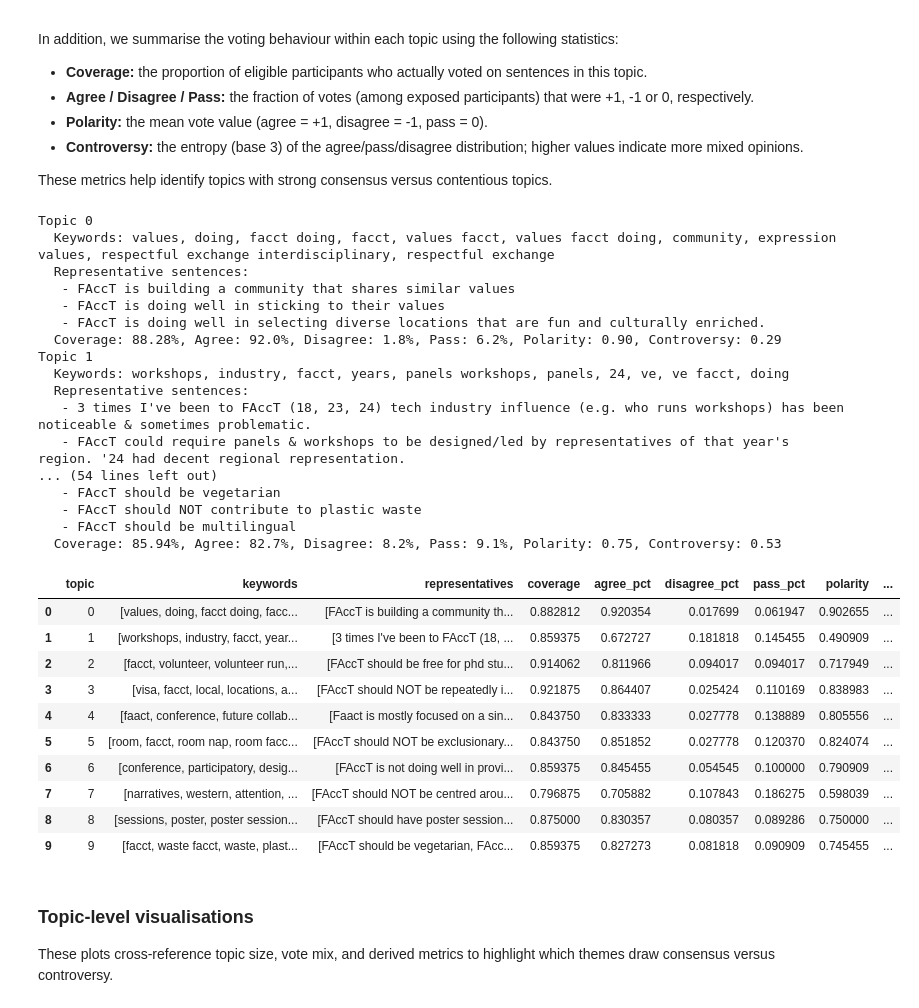
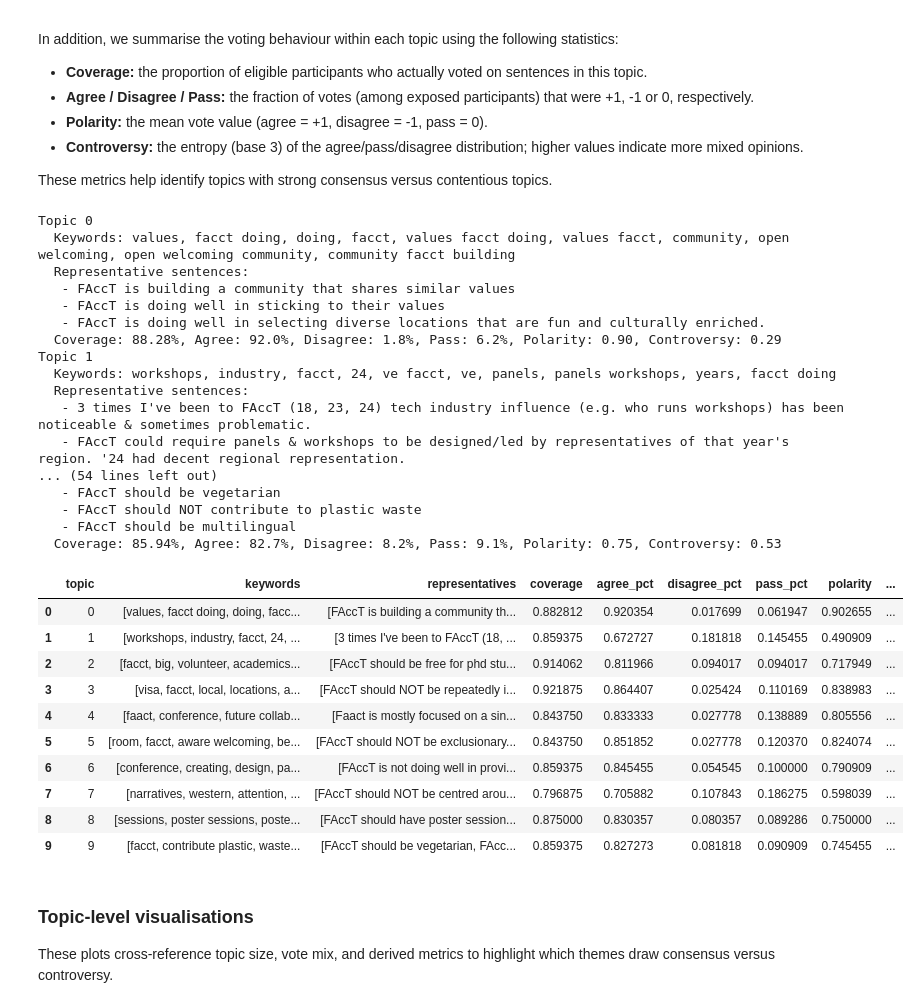
Before and after one commit to yananlong/taking_stock_facct, a Jupyter notebook: sentences_topic_pipeline.ipynb, the cells around one changed output. Saved outputs shown, nothing was run; the diff lists cells and outputs as text; code cells hidden in the pictures.

```diff
--- a/sentences_topic_pipeline.ipynb
+++ b/sentences_topic_pipeline.ipynb
@@ -1087,7 +1246,9 @@ if "bi_encoder" in globals() and bi_encoder is not None:
             normalize_embeddings=True,
         )
         group_lookup = {g: idx for idx, g in enumerate(groups)}
-        group_vectors = np.zeros((len(groups), sentence_embeddings.shape[1]), dtype=float)
+        group_vectors = np.zeros(
+            (len(groups), sentence_embeddings.shape[1]), dtype=float
+        )
         counts = np.zeros(len(groups), dtype=int)
         for emb, gid in zip(sentence_embeddings, sentences_df["group_id"].tolist()):
             idx = group_lookup.get(gid)
@@ -1138,7 +1299,10 @@ try:
         raise ValueError("HDBSCAN returned only noise; fallback to k-means.")
     print("HDBSCAN identified", len(np.unique(valid)), "clusters.")
 except Exception as e:
-    print("HDBSCAN unavailable or insufficient structure, falling back to k-means. Reason:", e)
+    print(
+        "HDBSCAN unavailable or insufficient structure, falling back to k-means. Reason:",
+        e,
+    )
     K = min(10, max(2, features_norm.shape[0] // 3))
     km = KMeans(n_clusters=K, random_state=42)
     cluster_labels = km.fit_predict(features_norm)
@@ -1200,7 +1364,7 @@ from sklearn.feature_extraction.text import TfidfVectorizer
 
 def compute_ctfidf(texts, labels, ngram_range=(1, 3), top_k=10):
     unique_labels = np.unique(labels)
-    docs = [' '.join(np.array(texts)[labels == label]) for label in unique_labels]
+    docs = [" ".join(np.array(texts)[labels == label]) for label in unique_labels]
     vectorizer = TfidfVectorizer(ngram_range=ngram_range, stop_words="english").fit(
         docs
     )
@@ -1309,12 +1473,17 @@ for c in clusters:
     stats = topic_stats[c]
     coverage_txt = f"{stats['coverage']:.2%}"
     agree_txt = "nan" if np.isnan(stats["agree_pct"]) else f"{stats['agree_pct']:.1%}"
-    disagree_txt = "nan" if np.isnan(stats["disagree_pct"]) else f"{stats['disagree_pct']:.1%}"
+    disagree_txt = (
+        "nan" if np.isnan(stats["disagree_pct"]) else f"{stats['disagree_pct']:.1%}"
+    )
     pass_txt = "nan" if np.isnan(stats["pass_pct"]) else f"{stats['pass_pct']:.1%}"
     polarity_txt = "nan" if np.isnan(stats["polarity"]) else f"{stats['polarity']:.2f}"
-    controversy_txt = "nan" if np.isnan(stats["controversy"]) else f"{stats['controversy']:.2f}"
+    controversy_txt = (
+        "nan" if np.isnan(stats["controversy"]) else f"{stats['controversy']:.2f}"
+    )
     print(
-        f"  Coverage: {coverage_txt}, Agree: {agree_txt}, Disagree: {disagree_txt}, Pass: {pass_txt}, Polarity: {polarity_txt}, Controversy: {controversy_txt}"
+        f"""  Coverage: {coverage_txt}, Agree: {agree_txt}, Disagree: {disagree_txt},
+        Pass: {pass_txt}, Polarity: {polarity_txt}, Controversy: {controversy_txt}"""
     )
     summary_rows.append(
         {
@@ -1322,45 +1491,45 @@ for c in clusters:
             "keywords": keywords_per_topic.get(c, []),
             "representatives": rep_sentences.get(c, []),
             "coverage": stats["coverage"],
             "agree_pct": stats["agree_pct"],
             "disagree_pct": stats["disagree_pct"],
             "pass_pct": stats["pass_pct"],
             "polarity": stats["polarity"],
             "controversy": stats["controversy"],
         }
     )
 
 summary_df = pd.DataFrame(summary_rows).sort_values("topic").reset_index(drop=True)
 summary_df
 # %% [output]
 Topic 0
-  Keywords: values, doing, facct doing, facct, values facct, values facct doing, community, expression values, respectful exchange interdisciplinary, respectful exchange
+  Keywords: values, facct doing, doing, facct, values facct doing, values facct, community, open welcoming, open welcoming community, community facct building
   Representative sentences:
    - FAccT is building a community that shares similar values
    - FAccT is doing well in sticking to their values
    - FAccT is doing well in selecting diverse locations that are fun and culturally enriched.
   Coverage: 88.28%, Agree: 92.0%, Disagree: 1.8%, Pass: 6.2%, Polarity: 0.90, Controversy: 0.29
 Topic 1
-  Keywords: workshops, industry, facct, years, panels workshops, panels, 24, ve, ve facct, doing
+  Keywords: workshops, industry, facct, 24, ve facct, ve, panels, panels workshops, years, facct doing
   Representative sentences:
    - 3 times I've been to FAccT (18, 23, 24) tech industry influence (e.g. who runs workshops) has been noticeable & sometimes problematic.
    - FAccT could require panels & workshops to be designed/led by representatives of that year's region. '24 had decent regional representation.
 ... (54 lines left out)
    - FAccT should be vegetarian
    - FAccT should NOT contribute to plastic waste
    - FAccT should be multilingual
   Coverage: 85.94%, Agree: 82.7%, Disagree: 8.2%, Pass: 9.1%, Polarity: 0.75, Controversy: 0.53
 |  | topic | keywords | representatives | coverage | agree_pct | disagree_pct | pass_pct | polarity | ... |
-| 0 | 0 | [values, doing, facct doing, facc... | [FAccT is building a community th... | 0.882812 | 0.920354 | 0.017699 | 0.061947 | 0.902655 | ... |
-| 1 | 1 | [workshops, industry, facct, year... | [3 times I've been to FAccT (18, ... | 0.859375 | 0.672727 | 0.181818 | 0.145455 | 0.490909 | ... |
-| 2 | 2 | [facct, volunteer, volunteer run,... | [FAccT should be free for phd stu... | 0.914062 | 0.811966 | 0.094017 | 0.094017 | 0.717949 | ... |
+| 0 | 0 | [values, facct doing, doing, facc... | [FAccT is building a community th... | 0.882812 | 0.920354 | 0.017699 | 0.061947 | 0.902655 | ... |
+| 1 | 1 | [workshops, industry, facct, 24, ... | [3 times I've been to FAccT (18, ... | 0.859375 | 0.672727 | 0.181818 | 0.145455 | 0.490909 | ... |
+| 2 | 2 | [facct, big, volunteer, academics... | [FAccT should be free for phd stu... | 0.914062 | 0.811966 | 0.094017 | 0.094017 | 0.717949 | ... |
 | 3 | 3 | [visa, facct, local, locations, a... | [FAccT should NOT be repeatedly i... | 0.921875 | 0.864407 | 0.025424 | 0.110169 | 0.838983 | ... |
 | 4 | 4 | [faact, conference, future collab... | [Faact is mostly focused on a sin... | 0.843750 | 0.833333 | 0.027778 | 0.138889 | 0.805556 | ... |
-| 5 | 5 | [room, facct, room nap, room facc... | [FAccT should NOT be exclusionary... | 0.843750 | 0.851852 | 0.027778 | 0.120370 | 0.824074 | ... |
-| 6 | 6 | [conference, participatory, desig... | [FAccT is not doing well in provi... | 0.859375 | 0.845455 | 0.054545 | 0.100000 | 0.790909 | ... |
+| 5 | 5 | [room, facct, aware welcoming, be... | [FAccT should NOT be exclusionary... | 0.843750 | 0.851852 | 0.027778 | 0.120370 | 0.824074 | ... |
+| 6 | 6 | [conference, creating, design, pa... | [FAccT is not doing well in provi... | 0.859375 | 0.845455 | 0.054545 | 0.100000 | 0.790909 | ... |
 | 7 | 7 | [narratives, western, attention, ... | [FAccT should NOT be centred arou... | 0.796875 | 0.705882 | 0.107843 | 0.186275 | 0.598039 | ... |
-| 8 | 8 | [sessions, poster, poster session... | [FAccT should have poster session... | 0.875000 | 0.830357 | 0.080357 | 0.089286 | 0.750000 | ... |
-| 9 | 9 | [facct, waste facct, waste, plast... | [FAccT should be vegetarian, FAcc... | 0.859375 | 0.827273 | 0.081818 | 0.090909 | 0.745455 | ... |
+| 8 | 8 | [sessions, poster sessions, poste... | [FAccT should have poster session... | 0.875000 | 0.830357 | 0.080357 | 0.089286 | 0.750000 | ... |
+| 9 | 9 | [facct, contribute plastic, waste... | [FAccT should be vegetarian, FAcc... | 0.859375 | 0.827273 | 0.081818 | 0.090909 | 0.745455 | ... |
 # %% [markdown]
 ### Topic-level visualisations
 
```
Also changed, not shown: parts of 20 cells of this notebook.
